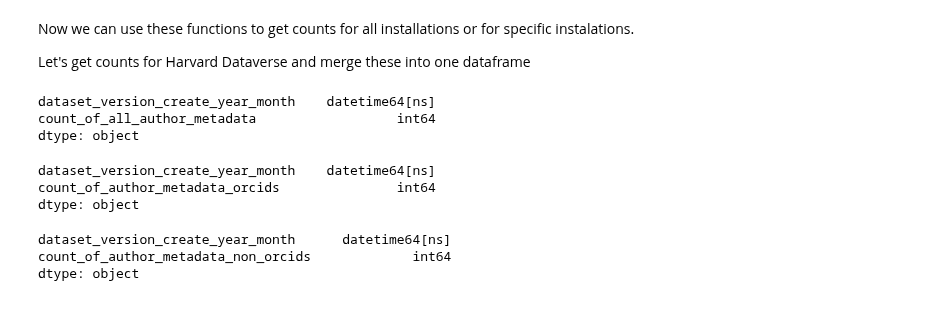
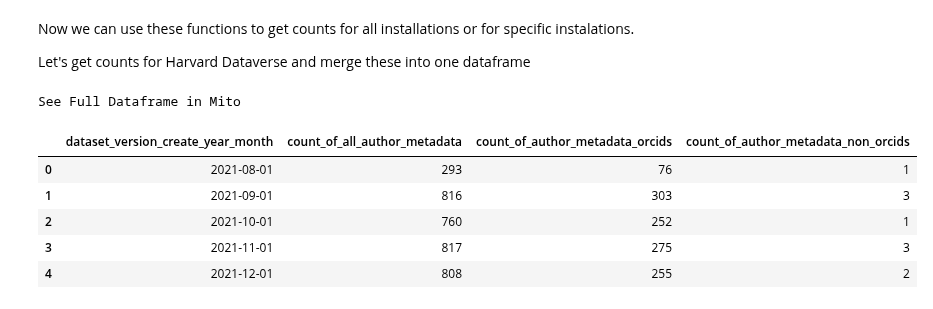
Before and after one commit to jggautier/ux-research-data-analysis, a Jupyter notebook: notebooks/PIDs_for_people_in_Dataverse_datasets/PIDs_for_people_in_HDV_datasets.ipynb, the cells around one changed output. Saved outputs shown, nothing was run; the diff lists cells and outputs as text; code cells hidden in the pictures.

```diff
--- a/notebooks/PIDs_for_people_in_Dataverse_datasets/PIDs_for_people_in_HDV_datasets.ipynb
+++ b/notebooks/PIDs_for_people_in_Dataverse_datasets/PIDs_for_people_in_HDV_datasets.ipynb
@@ -519,67 +519,47 @@ def monthly_counts_non_orcids(dataframe, publicationStartDate, keepInstallation=
 Now we can use these functions to get counts for all installations or for specific instalations.
 
 Let's get counts for Harvard Dataverse and merge these into one dataframe
-# %%
-monthlyCountsAllAuthorMetadataHDVDf = monthly_counts_all_author_metadata(
-    dataframe=datasetPIDsAndAuthorMetadataDF,
-    publicationStartDate='2021-08-22',
-    keepInstallation='Harvard_Dataverse')
-print(monthlyCountsAllAuthorMetadataHDVDf.dtypes)
-# %% [output]
-dataset_version_create_year_month    datetime64[ns]
-count_of_all_author_metadata                  int64
-dtype: object
-# %%
-
-monthlyCountsORCIDsHDVDf = monthly_counts_orcids(
-    dataframe=datasetPIDsAndAuthorMetadataDF,
-    publicationStartDate='2021-08-22',
-    keepInstallation='Harvard_Dataverse')
-print(monthlyCountsORCIDsHDVDf.dtypes)
-# %% [output]
-dataset_version_create_year_month    datetime64[ns]
-count_of_author_metadata_orcids               int64
-dtype: object
-# %%
-
-monthlyCountsNonORCIDsHDVDf = monthly_counts_non_orcids(
-    dataframe=datasetPIDsAndAuthorMetadataDF,
-    publicationStartDate='2021-08-22',
-    keepInstallation='Harvard_Dataverse')
-print(monthlyCountsNonORCIDsHDVDf.dtypes)
-# %% [output]
-dataset_version_create_year_month      datetime64[ns]
-count_of_author_metadata_non_orcids             int64
-dtype: object
 # %%
+monthlyCountsAllAuthorMetadataHDVDf = monthly_counts_all_author_metadata(
+    dataframe=datasetPIDsAndAuthorMetadataDF,
+    publicationStartDate='2021-08-22',
+    keepInstallation='Harvard_Dataverse')
+
+monthlyCountsORCIDsHDVDf = monthly_counts_orcids(
+    dataframe=datasetPIDsAndAuthorMetadataDF,
+    publicationStartDate='2021-08-22',
+    keepInstallation='Harvard_Dataverse')
+
+monthlyCountsNonORCIDsHDVDf = monthly_counts_non_orcids(
+    dataframe=datasetPIDsAndAuthorMetadataDF,
+    publicationStartDate='2021-08-22',
+    keepInstallation='Harvard_Dataverse')
 
 # Join the three dataframes
 dataframes = [
     monthlyCountsAllAuthorMetadataHDVDf,
     monthlyCountsORCIDsHDVDf,
     monthlyCountsNonORCIDsHDVDf
 ]
+for dataframe in dataframes:
+    dataframe.set_index('dataset_version_create_year_month', inplace=True)
+allMonthlyCountsHDVDf = reduce(lambda left, right: left.join(right, how='outer'), dataframes)
 
-allMonthlyCountsHDVDf = reduce(lambda left, right: left.join(right, on='dataset_version_create_year_month', how='outer'), dataframes)
+allMonthlyCountsHDVDf = (allMonthlyCountsHDVDf
+    .fillna(0)
+    .astype('int32')
+    .reset_index(drop=False, inplace=False)
+)
 
 allMonthlyCountsHDVDf.head()
-
-# countOfAuthorsByInstallationDf = (
-#     countOfAuthorsByInstallationDf
-#         .fillna(0)
-#         .astype('int32')
-#         .reset_index(drop=False, inplace=False)
-#         # Reorder columns
-#     [[
-#         'dataverse_installation_name',
-#         'count_of_authors_with_complete_identifiers',
-#         'count_of_authors_with_partial_identifiers',
-#         'count_of_author_metadata_non_orcids'
-#     ]]
-# )
-
-# monthlyCountNonORCIDsHDVDf.head()
-# authorMetadataWithORCIDsDf.to_csv('authorMetadataWithORCIDs.csv', index=False)
+# %% [output]
+See Full Dataframe in Mito
+|  | dataset_version_create_year_month | count_of_all_author_metadata | count_of_author_metadata_orcids | count_of_author_metadata_non_orcids |
+| 0 | 2021-08-01 | 293 | 76 | 1 |
+| 1 | 2021-09-01 | 816 | 303 | 3 |
+| 2 | 2021-10-01 | 760 | 252 | 1 |
+| 3 | 2021-11-01 | 817 | 275 | 3 |
+| 4 | 2021-12-01 | 808 | 255 | 2 |
 # %%
 fig = px.bar(
     monthlyAuthorMetadataCountDf,
```
